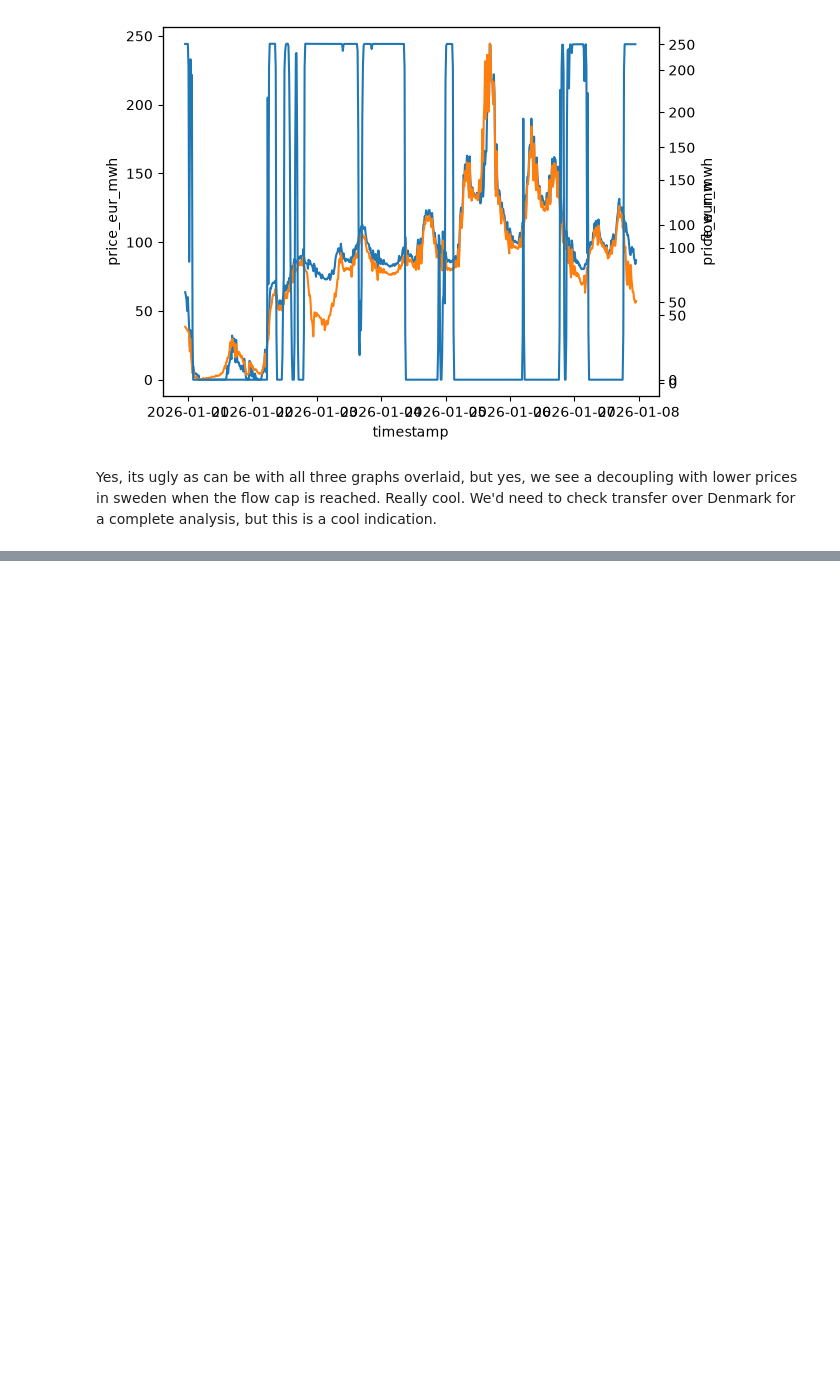
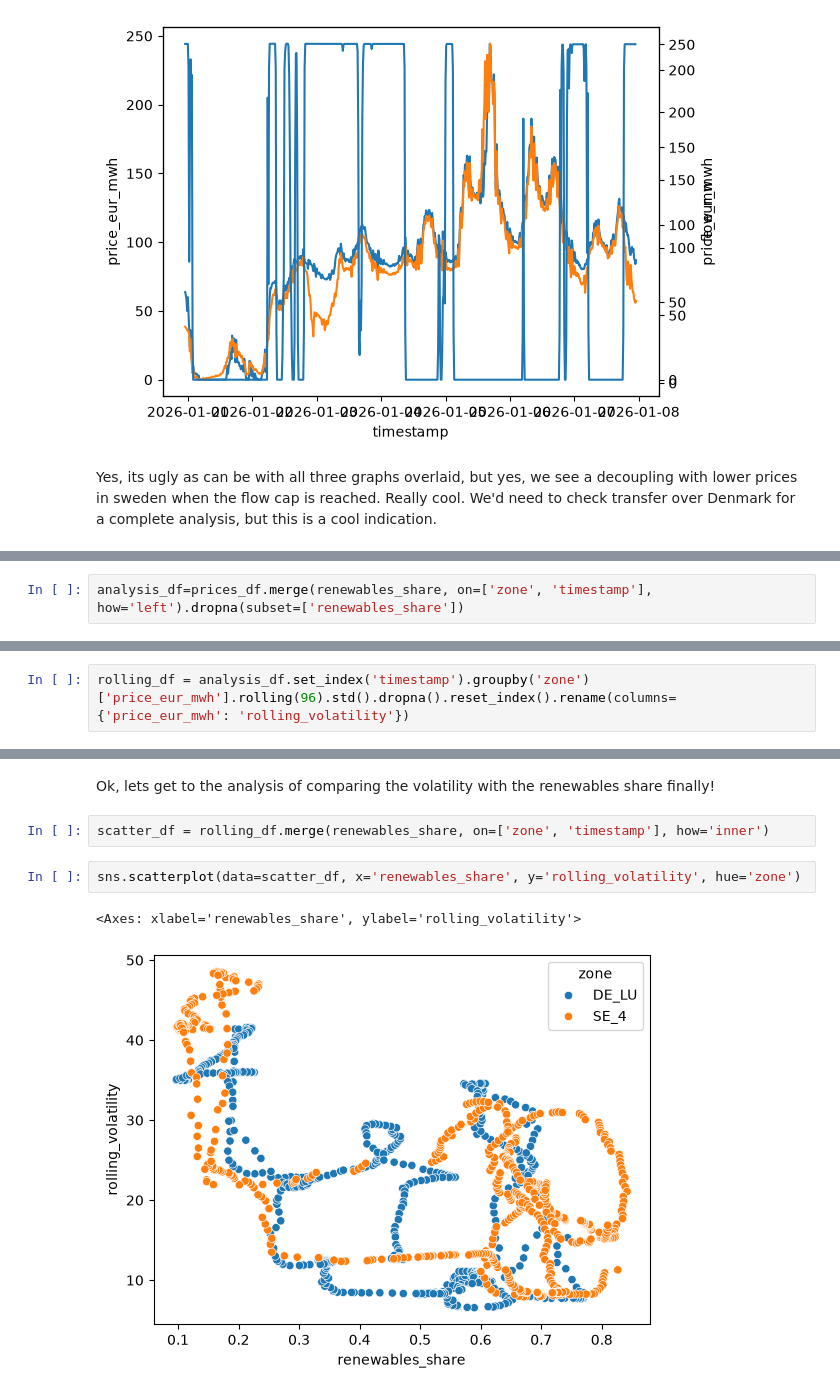
Before and after one commit to niklaslivchitz/Energy-Pricing-Analysis-DE-LU-vs-SE4, a Jupyter notebook: phase_2_quality_and_first_analysis/phase_2_quality_analysis.ipynb, the cells around one changed output, grey strips where cells are left out. Cells and saved outputs as stored; diff of their text form; blank space fills up the shorter version.

```diff
--- a/phase_2_quality_and_first_analysis/phase_2_quality_analysis.ipynb
+++ b/phase_2_quality_and_first_analysis/phase_2_quality_analysis.ipynb
@@ -317,0 +402,2 @@ Yes, its ugly as can be with all three graphs overlaid, but yes, we see a decoup
+# %%
+analysis_df=prices_df.merge(renewables_share, on=['zone', 'timestamp'], how='left').dropna(subset=['renewables_share'])
@@ -317,0 +456,2 @@ Yes, its ugly as can be with all three graphs overlaid, but yes, we see a decoup
+# %%
+rolling_df = analysis_df.set_index('timestamp').groupby('zone')['price_eur_mwh'].rolling(96).std().dropna().reset_index().rename(columns={'price_eur_mwh': 'rolling_volatility'})
@@ -317,0 +474,9 @@ Yes, its ugly as can be with all three graphs overlaid, but yes, we see a decoup
+# %% [markdown]
+Ok, lets get to the analysis of comparing the volatility with the renewables share finally!
+# %%
+scatter_df = rolling_df.merge(renewables_share, on=['zone', 'timestamp'], how='inner')
+# %%
+sns.scatterplot(data=scatter_df, x='renewables_share', y='rolling_volatility', hue='zone')
+# %% [output]
+<Axes: xlabel='renewables_share', ylabel='rolling_volatility'>
+[figure, added]
```
Also changed, not shown: parts of 30 cells of this notebook, 2 other files.
